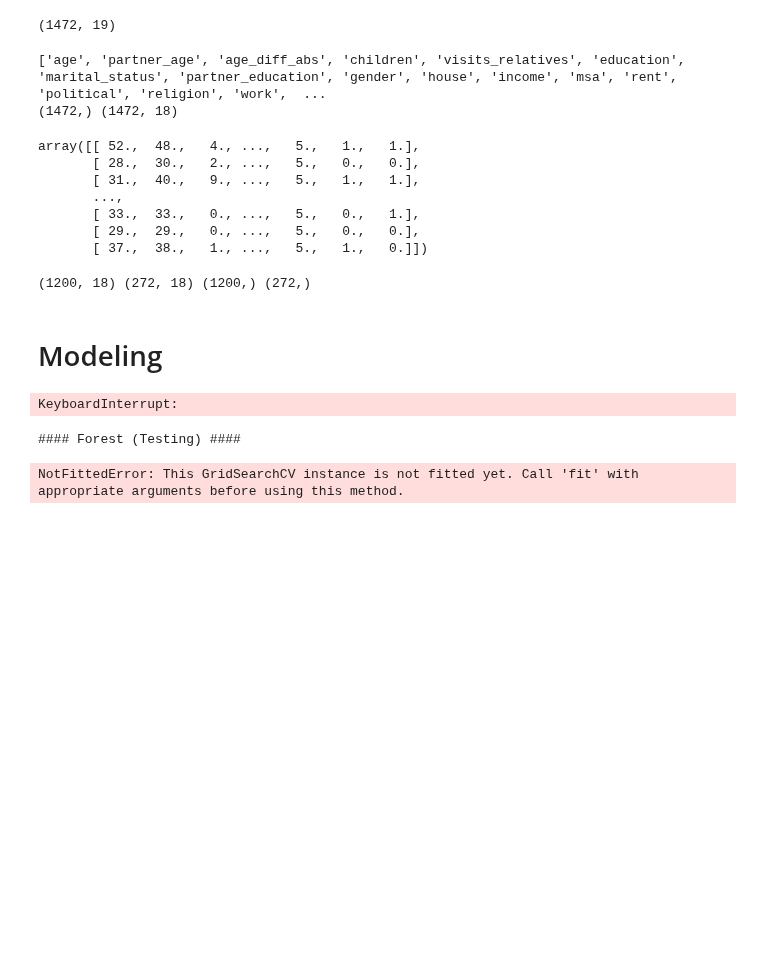
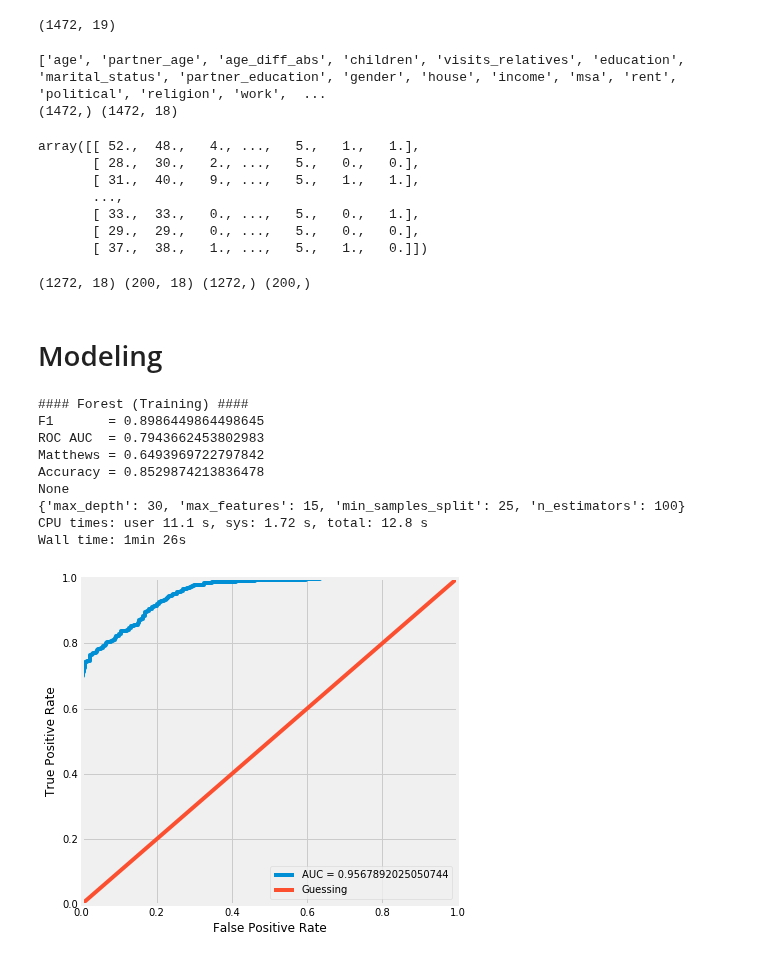
Before and after one commit to arose13/Notebooks, a Jupyter notebook: Will Couples Stay Together.ipynb, the cells around one changed output. Cells and saved outputs as stored; diff of their text form; code cells hidden in the pictures; blank space fills up the shorter version.

Commit message:
Basically the final model

```diff
--- a/Will Couples Stay Together.ipynb
+++ b/Will Couples Stay Together.ipynb
@@ -153,7 +165,7 @@ print(y.shape, x.shape)
 display(x)
 
 # Train test stratified split (This should get us pretty good resolution)
-x_train, x_test, y_train, y_test = train_test_split(x, y, test_size=272, stratify=y)
+x_train, x_test, y_train, y_test = train_test_split(x, y, test_size=200, stratify=y, random_state=1992)
 print(x_train.shape, x_test.shape, y_train.shape, y_test.shape)
 # %% [output]
 ['age', 'partner_age', 'age_diff_abs', 'children', 'visits_relatives', 'education', 'marital_status', 'partner_education', 'gender', 'house', 'income', 'msa', 'rent', 'political', 'religion', 'work',  ...
@@ -165,7 +177,7 @@ array([[ 52.,  48.,   4., ...,   5.,   1.,   1.],
        [ 33.,  33.,   0., ...,   5.,   0.,   1.],
        [ 29.,  29.,   0., ...,   5.,   0.,   0.],
        [ 37.,  38.,   1., ...,   5.,   1.,   0.]])
-(1200, 18) (272, 18) (1200,) (272,)
+(1272, 18) (200, 18) (1272,) (200,)
 # %% [markdown]
 # Modeling
 # %%
@@ -184,42 +196,45 @@ preprocessor = FeatureUnion(transformer_list=[
 ])
 # %%
 def evaluate(model, xs, ys):
-    print(f'F1       = {f1_score(model.predict(xs), ys)}')
-    print(f'Matthews = {matthews_corrcoef(model.predict(xs), ys)}')
-    print(f'Accuracy = {accuracy_score(model.predict(xs), ys)}')
+    prediction = model.predict(xs)
+    print(f'F1       = {f1_score(prediction, ys)}')
+    print(f'ROC AUC  = {roc_auc_score(prediction, ys)}')
+    print(f'Matthews = {matthews_corrcoef(prediction, ys)}')
+    print(f'Accuracy = {accuracy_score(prediction, ys)}')
 # %%
-### Model Specification
-# Random Forest
+# Create Random Forest
 forest_grid_search = GridSearchCV(
     RandomForestClassifier(class_weight='balanced'),
     param_grid={
         'n_estimators': [50, 100, 400],
-        'max_features': ['sqrt', 'log2', None, 10, 15],
+        'max_features': ['sqrt', 'log2', None, 10, 15, 40],
         'min_samples_split': [5, 15, 25],
         'max_depth': [15, 20, 30]
     },
-    cv=RepeatedStratifiedKFold(n_repeats=5, n_splits=3),
-    n_jobs=4,
-    scoring='f1'
+    cv=RepeatedStratifiedKFold(n_repeats=10, n_splits=3),
+    n_jobs=-1,
+    scoring='roc_auc'
 )
 forest = make_pipeline(preprocessor, forest_grid_search)
-
-# Neural Network
 # %%
 %%time
 # Train Forest
 forest.fit(x_train, y_train)
 
 print('#### Forest (Training) ####')
 print(evaluate(forest, x_train, y_train))
 
+graph.figure(figsize=(6, 6))
+plot_roc_curve(forest.predict_proba(x_train)[:, 1], y_train)
 print(forest.named_steps['gridsearchcv'].best_params_)
 # %% [output]
-KeyboardInterrupt:
+#### Forest (Training) ####
+F1       = 0.8986449864498645
+ROC AUC  = 0.7943662453802983
+Matthews = 0.6493969722797842
+Accuracy = 0.8529874213836478
+None
+{'max_depth': 30, 'max_features': 15, 'min_samples_split': 25, 'n_estimators': 100}
+CPU times: user 11.1 s, sys: 1.72 s, total: 12.8 s
+Wall time: 1min 26s
+[figure, added]
-# %%
-print('#### Forest (Testing) ####')
-print(evaluate(forest, x_test, y_test))
-forest.named_steps['gridsearchcv'].best_params_
-# %% [output]
-#### Forest (Testing) ####
-NotFittedError: This GridSearchCV instance is not fitted yet. Call 'fit' with appropriate arguments before using this method.
```
Also changed, not shown: parts of 13 cells of this notebook.
